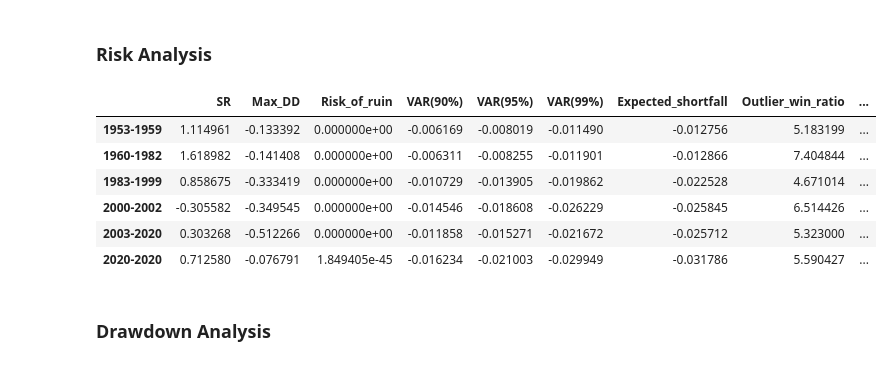
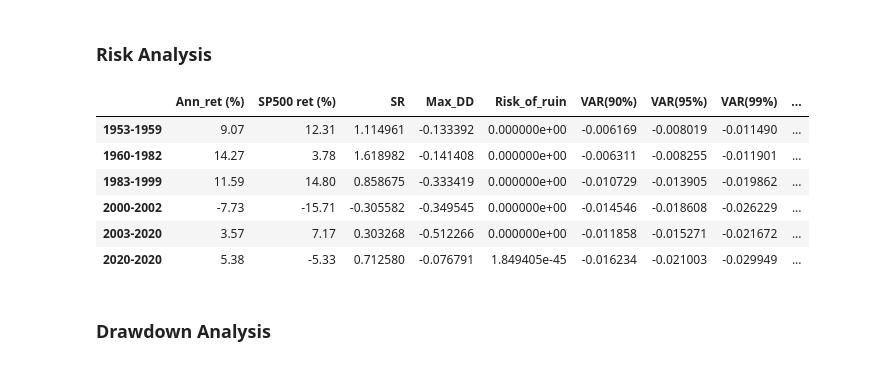
Before and after one commit to scastellanog/Walk-forward-optimization, a Jupyter notebook: Analysis.ipynb, the cells around one changed output. Saved outputs shown, nothing was run; the diff lists cells and outputs as text; code cells hidden in the pictures.

```diff
--- a/Analysis.ipynb
+++ b/Analysis.ipynb
@@ -99,51 +99,62 @@ periods[0].df.iloc[[0,-1]]
 # %%
 %run Functions.ipynb
 
-# SR, MAX_DD, risk_of_ruin, VAR(90%), VAR(95%), VAR(99%), expected_shortfall, outlier_win_ratio, outlier_loss_ratio, recovery_factor, information_ratio
+# Ann_ret (%), STDEV, SR, MAX_DD, risk_of_ruin, VAR(90%), VAR(95%), VAR(99%), expected_shortfall, outlier_win_ratio, outlier_loss_ratio, recovery_factor, information_ratio
 
-col_data = [p.df['Strat_daily_ret'].sharpe() for p in periods]
-risk_metrics = pd.DataFrame(data=col_data, index=names, columns=['SR'])
+ann_rets = [9.07, 14.27, 11.59, -7.73, 3.57, 5.38]
+col_data = pd.Series(index=names, data=ann_rets)
+risk_metrics = pd.DataFrame(data=col_data, index=names, columns=['Ann_ret (%)'])
+
+ann_rets_sp = [12.31, 3.78, 14.8, -15.71, 7.17, -5.33]
+col_data = pd.Series(index=names, data=ann_rets_sp, name="SP500 ret (%)")
+risk_metrics = pd.concat([risk_metrics,col_data], axis=1)
+
+# col_data = pd.Series(index=names, data=[p.df['Strat_daily_ret'].std() for p in periods], name="ST_DEV")
+# risk_metrics = pd.concat([risk_metrics,col_data], axis=1)
+
+col_data = pd.Series(index=names, data=[p.df['Strat_daily_ret'].sharpe() for p in periods], name="SR")
+risk_metrics = pd.concat([risk_metrics,col_data], axis=1)
 
 col_data = pd.Series(index=names, data=[p.df['Strat_daily_ret'].max_drawdown() for p in periods], name="Max_DD")
 risk_metrics = pd.concat([risk_metrics,col_data], axis=1)
 
 col_data = pd.Series(index=names, data=[p.df['Strat_daily_ret'].risk_of_ruin() for p in periods], name="Risk_of_ruin")
 risk_metrics = pd.concat([risk_metrics,col_data], axis=1)
 
 col_data = pd.Series(index=names, data=[p.df['Strat_daily_ret'].value_at_risk(confidence=0.90) for p in periods], name="VAR(90%)")
 risk_metrics = pd.concat([risk_metrics,col_data], axis=1)
 col_data = pd.Series(index=names, data=[p.df['Strat_daily_ret'].value_at_risk(confidence=0.95) for p in periods], name="VAR(95%)")
 risk_metrics = pd.concat([risk_metrics,col_data], axis=1)
 col_data = pd.Series(index=names, data=[p.df['Strat_daily_ret'].value_at_risk(confidence=0.99) for p in periods], name="VAR(99%)")
 risk_metrics = pd.concat([risk_metrics,col_data], axis=1)
 
 col_data = pd.Series(index=names, data=[p.df['Strat_daily_ret'].expected_shortfall() for p in periods], name="Expected_shortfall")
 risk_metrics = pd.concat([risk_metrics,col_data], axis=1)
 
 col_data = pd.Series(index=names, data=[p.df['Strat_daily_ret'].outlier_win_ratio() for p in periods], name="Outlier_win_ratio")
 risk_metrics = pd.concat([risk_metrics,col_data], axis=1)
 col_data = pd.Series(index=names, data=[p.df['Strat_daily_ret'].outlier_loss_ratio() for p in periods], name="Outlier_loss_ratio")
 risk_metrics = pd.concat([risk_metrics,col_data], axis=1)
 
 col_data = pd.Series(index=names, data=[p.df['Strat_daily_ret'].recovery_factor() for p in periods], name="Recovery_factor")
 risk_metrics = pd.concat([risk_metrics,col_data], axis=1)
 
 col_data = pd.Series(index=names, data=[p.df['Strat_daily_ret'].information_ratio(
     benchmark=p.df['Market_daily_ret']) for p in periods],
-                     name="Information_ratio")
+    name="Information_ratio")
 risk_metrics = pd.concat([risk_metrics,col_data], axis=1)
 
 risk_metrics
 
-risk_metrics.round(5).to_excel('Risk_metrics.xlsx')
+#risk_metrics.round(5).to_excel('Risk_metrics.xlsx')
 # %% [output]
-|  | SR | Max_DD | Risk_of_ruin | VAR(90%) | VAR(95%) | VAR(99%) | Expected_shortfall | Outlier_win_ratio | ... |
-| 1953-1959 | 1.114961 | -0.133392 | 0.000000e+00 | -0.006169 | -0.008019 | -0.011490 | -0.012756 | 5.183199 | ... |
-| 1960-1982 | 1.618982 | -0.141408 | 0.000000e+00 | -0.006311 | -0.008255 | -0.011901 | -0.012866 | 7.404844 | ... |
-| 1983-1999 | 0.858675 | -0.333419 | 0.000000e+00 | -0.010729 | -0.013905 | -0.019862 | -0.022528 | 4.671014 | ... |
-| 2000-2002 | -0.305582 | -0.349545 | 0.000000e+00 | -0.014546 | -0.018608 | -0.026229 | -0.025845 | 6.514426 | ... |
-| 2003-2020 | 0.303268 | -0.512266 | 0.000000e+00 | -0.011858 | -0.015271 | -0.021672 | -0.025712 | 5.323000 | ... |
-| 2020-2020 | 0.712580 | -0.076791 | 1.849405e-45 | -0.016234 | -0.021003 | -0.029949 | -0.031786 | 5.590427 | ... |
+|  | Ann_ret (%) | SP500 ret (%) | SR | Max_DD | Risk_of_ruin | VAR(90%) | VAR(95%) | VAR(99%) | ... |
+| 1953-1959 | 9.07 | 12.31 | 1.114961 | -0.133392 | 0.000000e+00 | -0.006169 | -0.008019 | -0.011490 | ... |
+| 1960-1982 | 14.27 | 3.78 | 1.618982 | -0.141408 | 0.000000e+00 | -0.006311 | -0.008255 | -0.011901 | ... |
+| 1983-1999 | 11.59 | 14.80 | 0.858675 | -0.333419 | 0.000000e+00 | -0.010729 | -0.013905 | -0.019862 | ... |
+| 2000-2002 | -7.73 | -15.71 | -0.305582 | -0.349545 | 0.000000e+00 | -0.014546 | -0.018608 | -0.026229 | ... |
+| 2003-2020 | 3.57 | 7.17 | 0.303268 | -0.512266 | 0.000000e+00 | -0.011858 | -0.015271 | -0.021672 | ... |
+| 2020-2020 | 5.38 | -5.33 | 0.712580 | -0.076791 | 1.849405e-45 | -0.016234 | -0.021003 | -0.029949 | ... |
 # %% [markdown]
 ### Drawdown Analysis
 # %%
```
Also changed, not shown: parts of 4 cells of this notebook, 4 other files.
